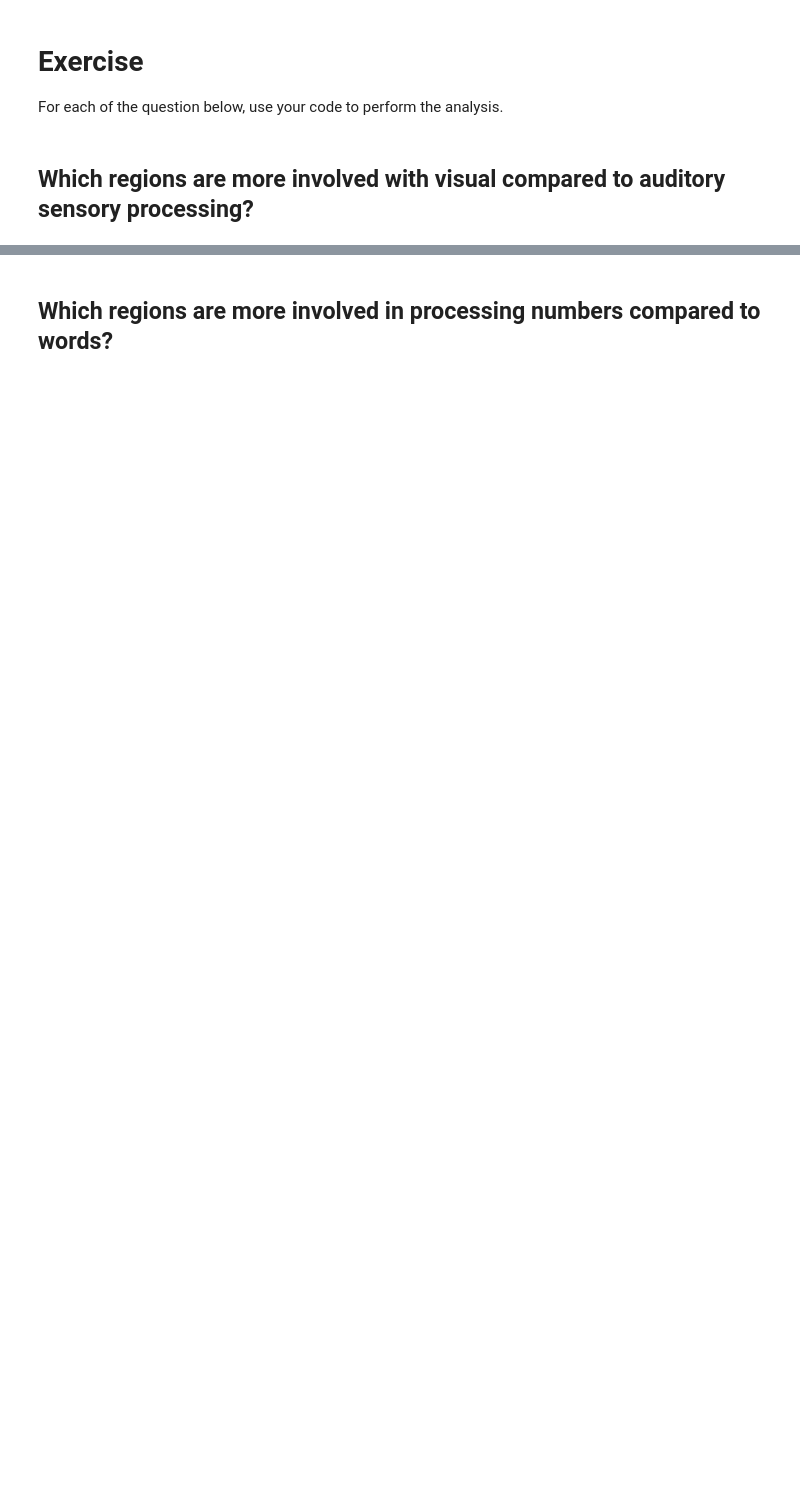
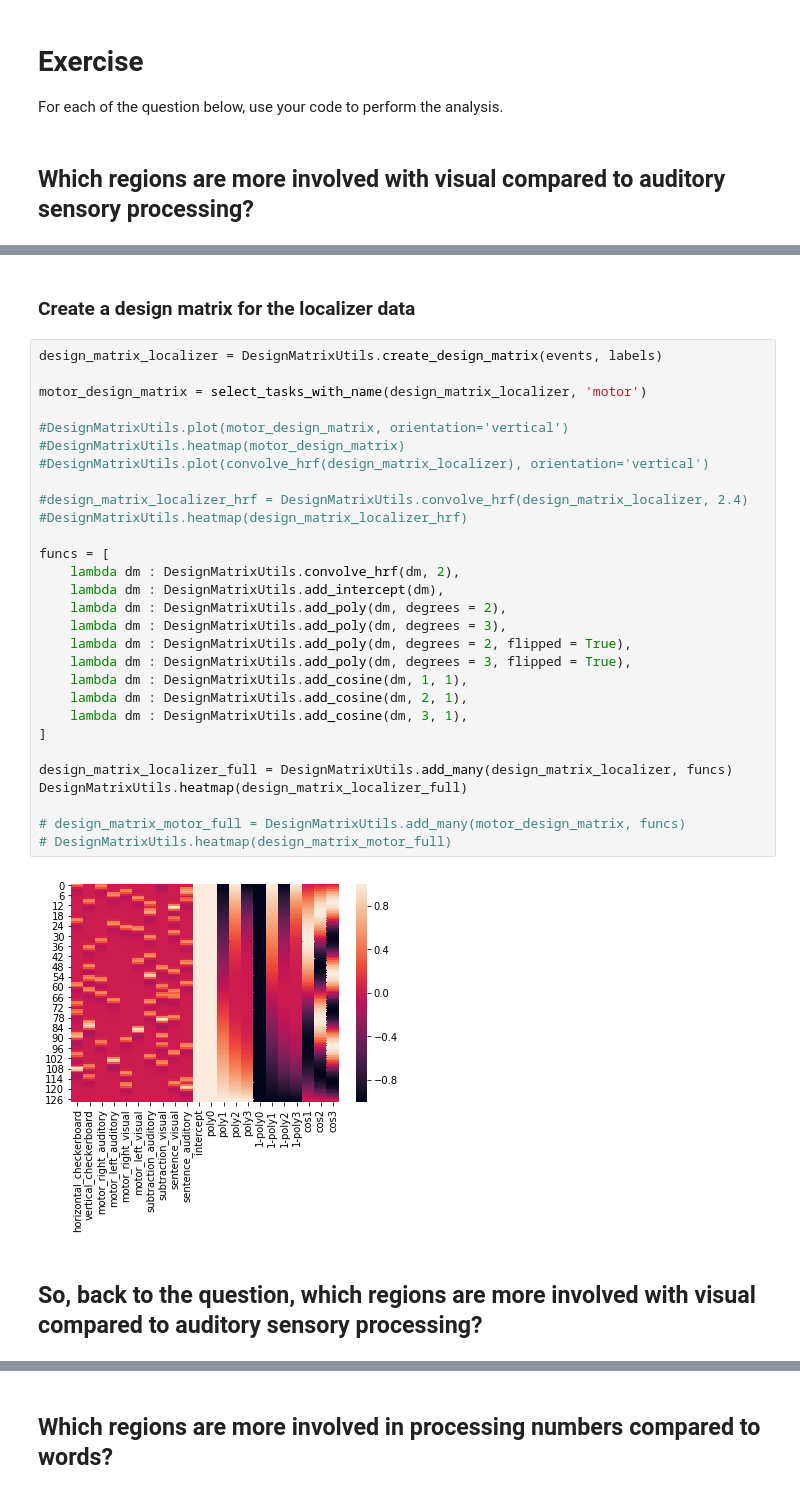
Before and after one commit to sapols/bai-book, a Jupyter notebook: content/labs/lab-glm_3d/index.ipynb, the cells around one changed output, grey strips where cells are left out. Saved outputs shown, nothing was run; the diff lists cells and outputs as text; blank space fills up the shorter version.

```diff
--- a/content/labs/lab-glm_3d/index.ipynb
+++ b/content/labs/lab-glm_3d/index.ipynb
@@ -68,0 +486,35 @@ For each of the question below, use your code to perform the analysis.
+# %% [markdown]
+### Create a design matrix for the localizer data
+# %%
+design_matrix_localizer = DesignMatrixUtils.create_design_matrix(events, labels)
+
+motor_design_matrix = select_tasks_with_name(design_matrix_localizer, 'motor')
+
+#DesignMatrixUtils.plot(motor_design_matrix, orientation='vertical')
+#DesignMatrixUtils.heatmap(motor_design_matrix)
+#DesignMatrixUtils.plot(convolve_hrf(design_matrix_localizer), orientation='vertical')
+
+#design_matrix_localizer_hrf = DesignMatrixUtils.convolve_hrf(design_matrix_localizer, 2.4)
+#DesignMatrixUtils.heatmap(design_matrix_localizer_hrf)
+
+funcs = [
+    lambda dm : DesignMatrixUtils.convolve_hrf(dm, 2),
+    lambda dm : DesignMatrixUtils.add_intercept(dm),
+    lambda dm : DesignMatrixUtils.add_poly(dm, degrees = 2),
+    lambda dm : DesignMatrixUtils.add_poly(dm, degrees = 3),
+    lambda dm : DesignMatrixUtils.add_poly(dm, degrees = 2, flipped = True),
+    lambda dm : DesignMatrixUtils.add_poly(dm, degrees = 3, flipped = True),
+    lambda dm : DesignMatrixUtils.add_cosine(dm, 1, 1),
+    lambda dm : DesignMatrixUtils.add_cosine(dm, 2, 1),
+    lambda dm : DesignMatrixUtils.add_cosine(dm, 3, 1),
+]
+
+design_matrix_localizer_full = DesignMatrixUtils.add_many(design_matrix_localizer, funcs)
+DesignMatrixUtils.heatmap(design_matrix_localizer_full)
+
+# design_matrix_motor_full = DesignMatrixUtils.add_many(motor_design_matrix, funcs)
+# DesignMatrixUtils.heatmap(design_matrix_motor_full)
+# %% [output]
+[figure, added]
+# %% [markdown]
+## So, back to the question, which regions are more involved with visual compared to auditory sensory processing?
```
Also changed, not shown: parts of 20 cells of this notebook, 2 other files.
